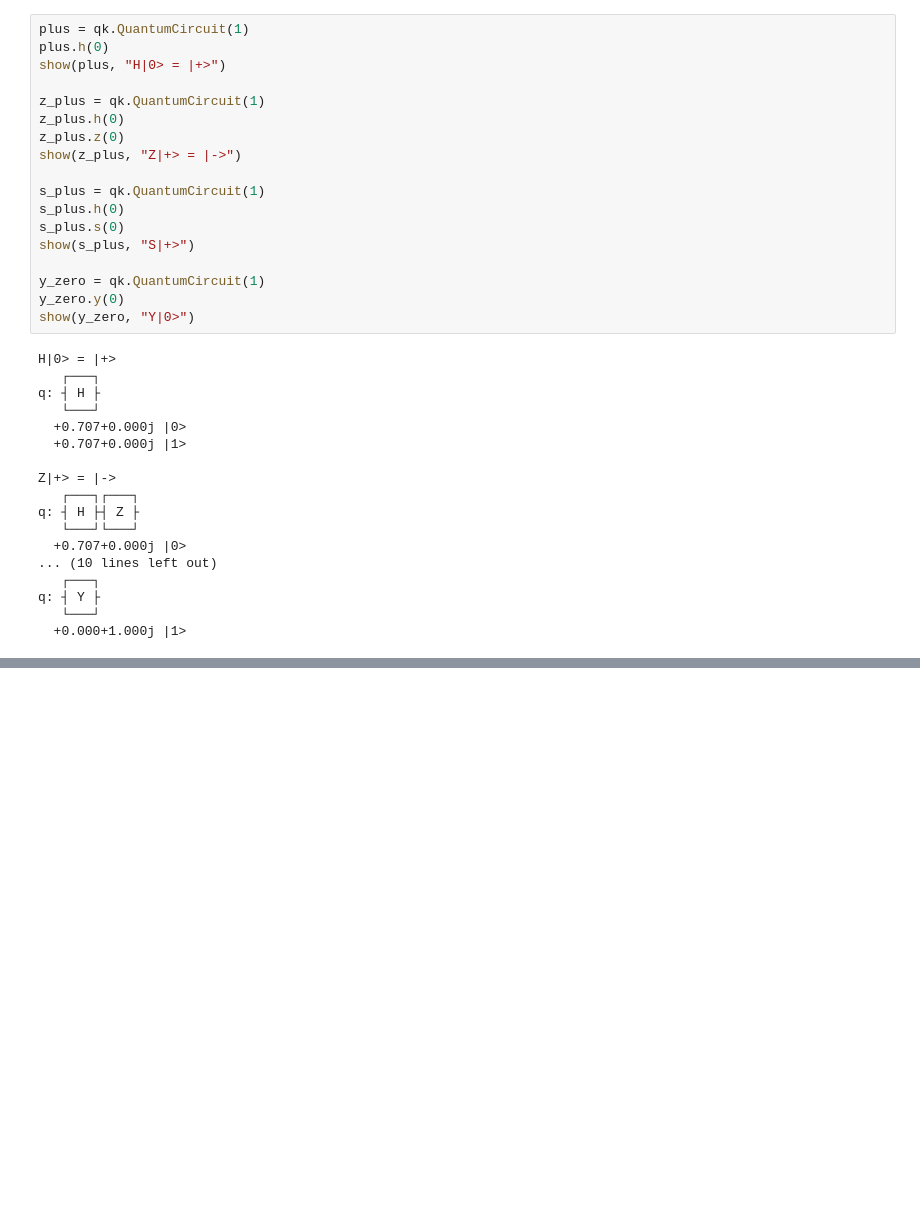
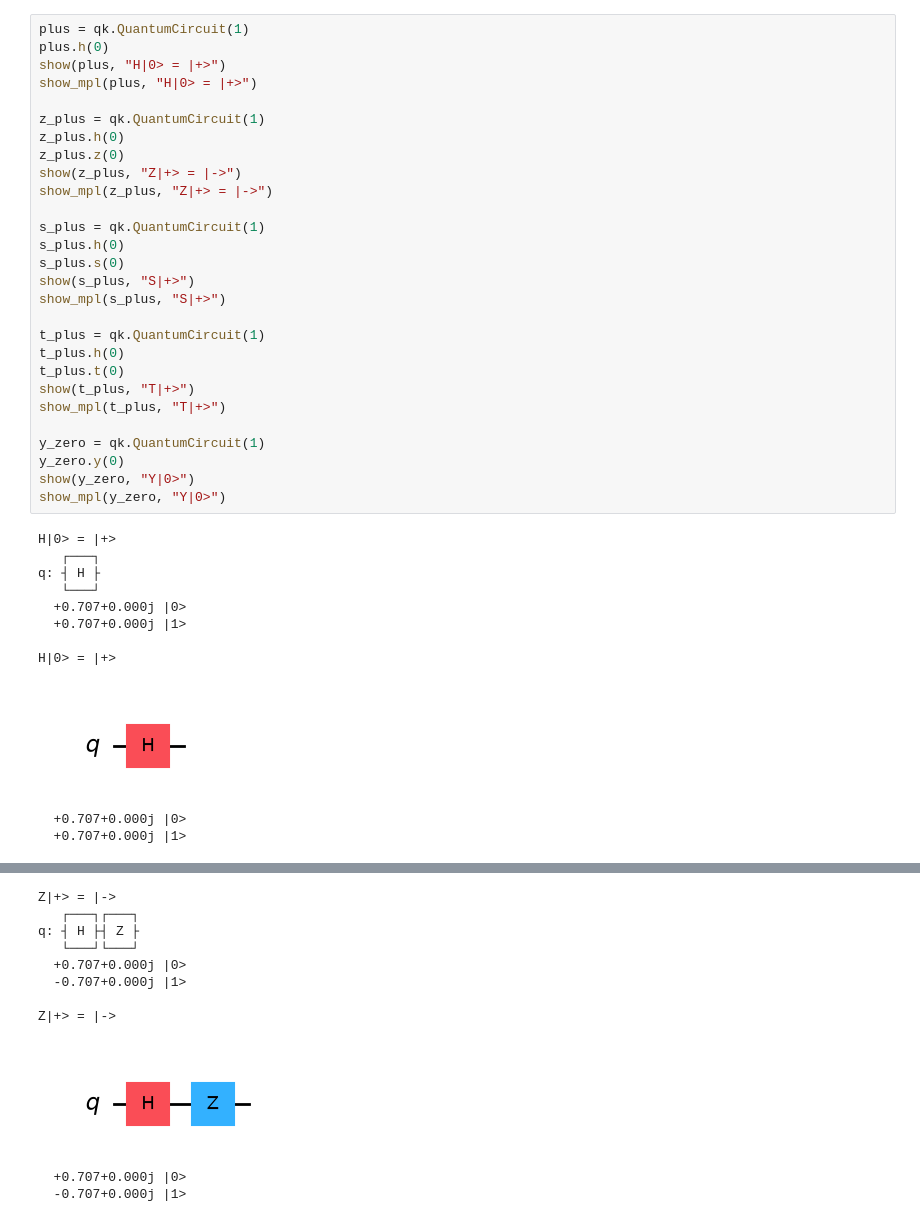
Before and after one commit to qimono-repos/qu, a Jupyter notebook: qiskit/basic/logic-gates/logic_gates.ipynb, the cells around one changed output, grey strips where cells are left out. Drawn from its saved outputs; the diff is of its cells as text; blank space fills up the shorter version.

```diff
--- a/qiskit/basic/logic-gates/logic_gates.ipynb
+++ b/qiskit/basic/logic-gates/logic_gates.ipynb
@@ -51,36 +223,40 @@ matrix:
 # %%
 plus = qk.QuantumCircuit(1)
 plus.h(0)
 show(plus, "H|0> = |+>")
+show_mpl(plus, "H|0> = |+>")
 
 z_plus = qk.QuantumCircuit(1)
 z_plus.h(0)
 z_plus.z(0)
 show(z_plus, "Z|+> = |->")
+show_mpl(z_plus, "Z|+> = |->")
 
 s_plus = qk.QuantumCircuit(1)
 s_plus.h(0)
 s_plus.s(0)
 show(s_plus, "S|+>")
+show_mpl(s_plus, "S|+>")
+
+t_plus = qk.QuantumCircuit(1)
+t_plus.h(0)
+t_plus.t(0)
+show(t_plus, "T|+>")
+show_mpl(t_plus, "T|+>")
 
 y_zero = qk.QuantumCircuit(1)
 y_zero.y(0)
 show(y_zero, "Y|0>")
+show_mpl(y_zero, "Y|0>")
 # %% [output]
 H|0> = |+>
    ┌───┐
 q: ┤ H ├
    └───┘
   +0.707+0.000j |0>
   +0.707+0.000j |1>
 
-Z|+> = |->
-   ┌───┐┌───┐
-q: ┤ H ├┤ Z ├
-   └───┘└───┘
-  +0.707+0.000j |0>
-... (10 lines left out)
-   ┌───┐
-q: ┤ Y ├
-   └───┘
-  +0.000+1.000j |1>
+H|0> = |+>
+[figure, added]
+  +0.707+0.000j |0>
+  +0.707+0.000j |1>
@@ -86,0 +264,11 @@ q: ┤ Y ├
+Z|+> = |->
+   ┌───┐┌───┐
+q: ┤ H ├┤ Z ├
+   └───┘└───┘
+  +0.707+0.000j |0>
+  -0.707+0.000j |1>
+
+Z|+> = |->
+[figure, added]
+  +0.707+0.000j |0>
+  -0.707+0.000j |1>
```
Also changed, not shown: parts of 15 cells of this notebook, 3 other files.
